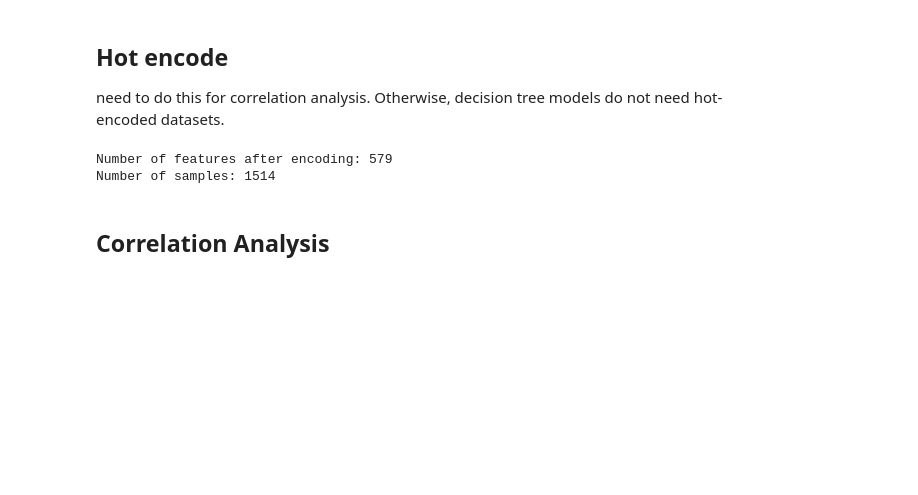
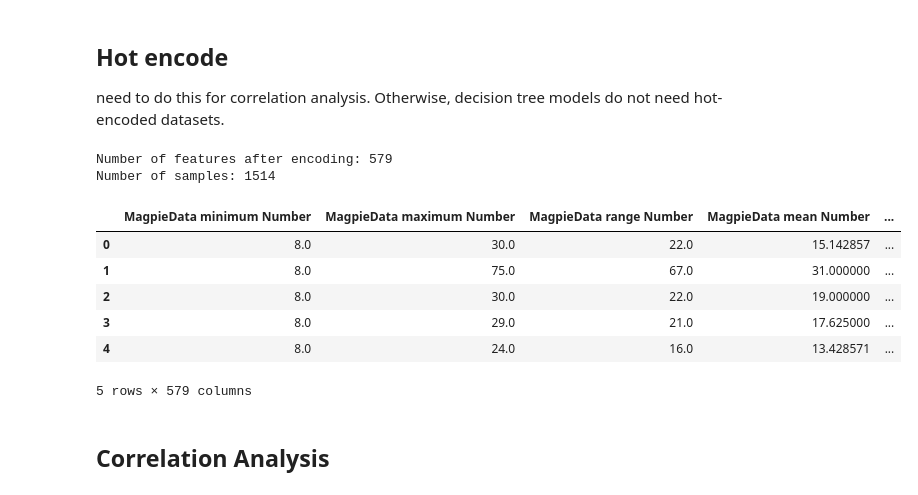
Before and after one commit to hlzh00/MSE1065-OCP-Project, a Jupyter notebook: decision_tree_regressor.ipynb, the cells around one changed output. Drawn from its saved outputs; the diff is of its cells as text; code cells hidden in the pictures; blank space fills up the shorter version.

```diff
--- a/decision_tree_regressor.ipynb
+++ b/decision_tree_regressor.ipynb
@@ -159,6 +165,16 @@ print(f"Number of samples: {encoded_h_X.shape[0]}")
 # %% [output]
 Number of features after encoding: 579
 Number of samples: 1514
+# %%
+encoded_h_X.head()
+# %% [output]
+|  | MagpieData minimum Number | MagpieData maximum Number | MagpieData range Number | MagpieData mean Number | ... |
+| 0 | 8.0 | 30.0 | 22.0 | 15.142857 | ... |
+| 1 | 8.0 | 75.0 | 67.0 | 31.000000 | ... |
+| 2 | 8.0 | 30.0 | 22.0 | 19.000000 | ... |
+| 3 | 8.0 | 29.0 | 21.0 | 17.625000 | ... |
+| 4 | 8.0 | 24.0 | 16.0 | 13.428571 | ... |
+5 rows × 579 columns
 # %% [markdown]
 ## Correlation Analysis
 # %%
```
Also changed, not shown: parts of 3 cells of this notebook, 59 other files.
